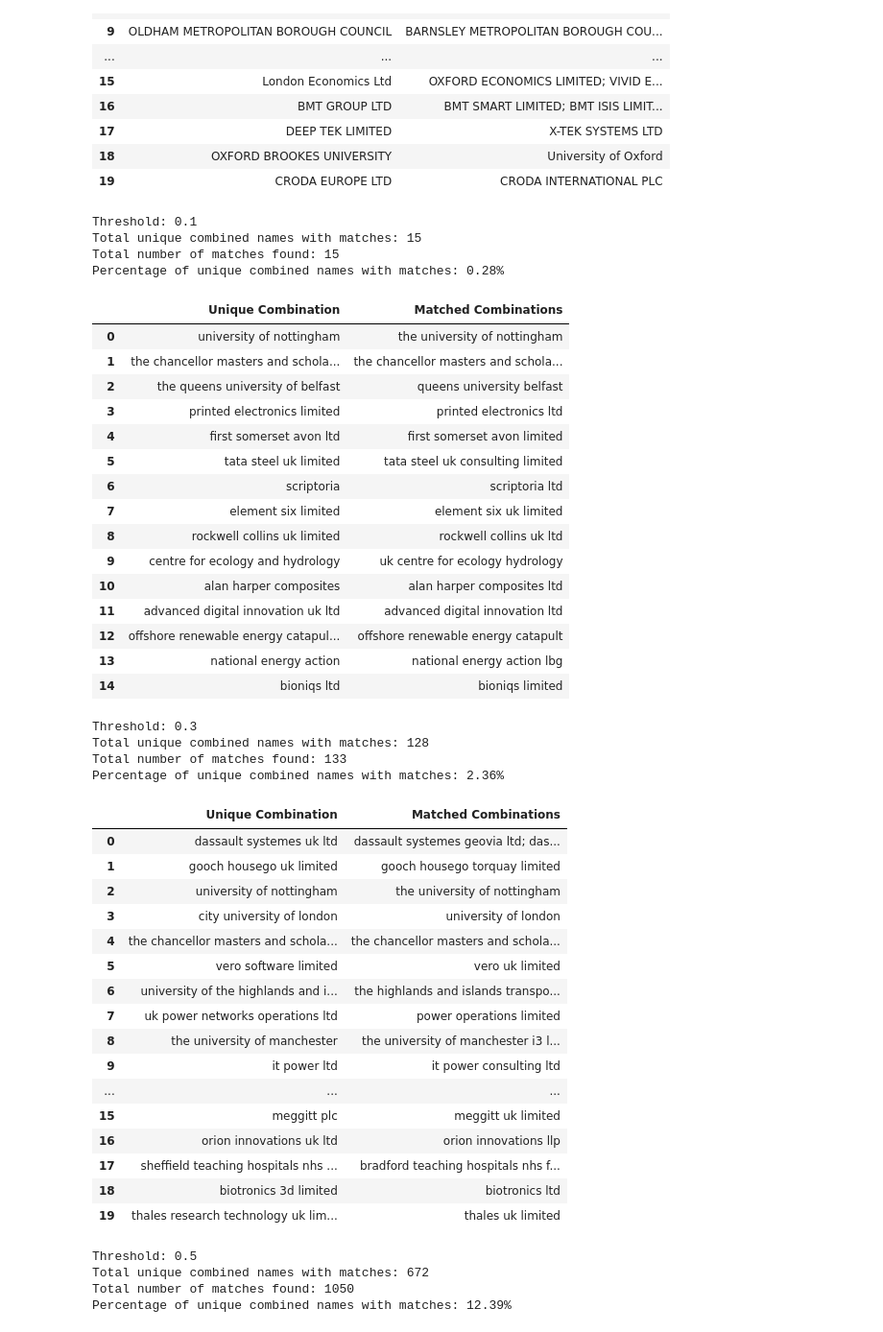
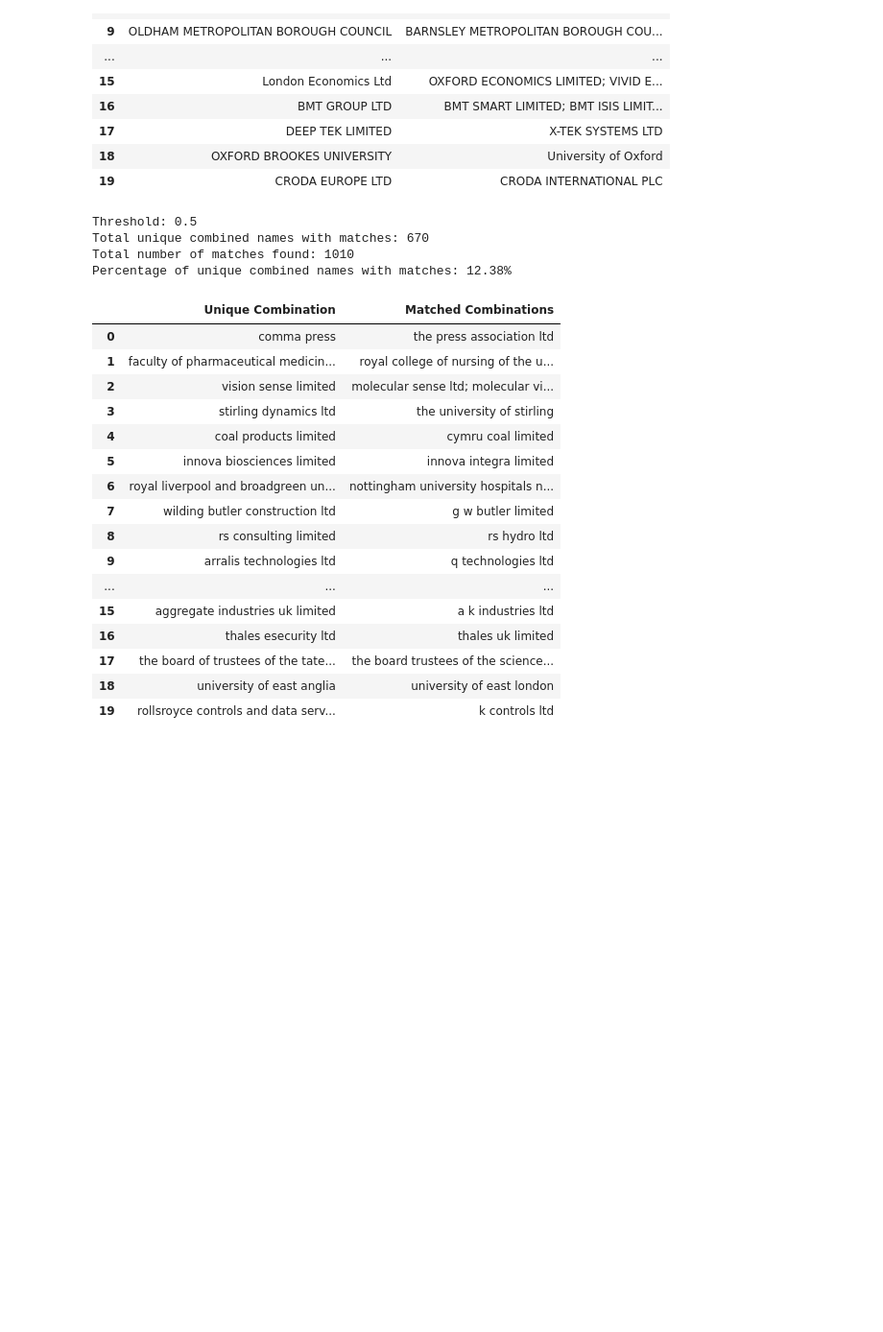
Before and after one commit to hpfield/OrgSync, a Jupyter notebook: eda/fuzzy_match.ipynb, the cells around one changed output. Shown at 96% size. Drawn from its saved outputs; the diff is of its cells as text; code cells hidden in the pictures; blank space fills up the shorter version.

```diff
--- a/eda/fuzzy_match.ipynb
+++ b/eda/fuzzy_match.ipynb
@@ -367,6 +367,7 @@ combined_names = [combine_names(entry) for entry in uk_data]
 
 # Remove exact duplicates to keep only unique combined names
 unique_combined_names = list(set(combined_names))
+total_unique_names = len(unique_combined_names)
 
 # Vectorize the unique combined names using TF-IDF
 vectorizer = TfidfVectorizer().fit(unique_combined_names)
@@ -395,76 +396,54 @@ def group_similar_names(threshold=0.2):
             used_names.update(similar_names)
 
     # Convert to DataFrame
     grouped_names_df = pd.DataFrame({
         'Unique Combination': grouped_names.keys(),
         'Matched Combinations': ['; '.join(names) for names in grouped_names.values()]
     })
 
     # Filter to show only items with matches
     grouped_names_df = grouped_names_df[grouped_names_df['Matched Combinations'].str.len() > 0]
 
     # Set the max column width to display full content
     pd.set_option('display.max_colwidth', None)
 
     # Output statistics
     total_matched_names = len(grouped_names_df)
     total_matches = grouped_names_df['Matched Combinations'].apply(lambda x: len(x.split('; '))).sum()
 
     print(f"Threshold: {threshold}")
     print(f"Total unique combined names with matches: {total_matched_names}")
     print(f"Total number of matches found: {total_matches}")
     print(f"Percentage of unique combined names with matches: {total_matched_names / total_unique_names * 100:.2f}%")
 
     # Display the first few groups with matches
     display(grouped_names_df.head(20))
 
 # Example usage: play with the threshold
-group_similar_names(threshold=0.1)
-group_similar_names(threshold=0.3)
+# group_similar_names(threshold=0.1)
+# group_similar_names(threshold=0.3)
 group_similar_names(threshold=0.5)
+# group_similar_names(threshold=0.7)
+# group_similar_names(threshold=0.9)
 # %% [output]
-Threshold: 0.1
-Total unique combined names with matches: 15
-Total number of matches found: 15
-Percentage of unique combined names with matches: 0.28%
+Threshold: 0.5
+Total unique combined names with matches: 670
+Total number of matches found: 1010
+Percentage of unique combined names with matches: 12.38%
 |  | Unique Combination | Matched Combinations |
-| 0 | university of nottingham | the university of nottingham |
-| 1 | the chancellor masters and schola... | the chancellor masters and schola... |
-| 2 | the queens university of belfast | queens university belfast |
-| 3 | printed electronics limited | printed electronics ltd |
-| 4 | first somerset avon ltd | first somerset avon limited |
-| 5 | tata steel uk limited | tata steel uk consulting limited |
-| 6 | scriptoria | scriptoria ltd |
-| 7 | element six limited | element six uk limited |
-| 8 | rockwell collins uk limited | rockwell collins uk ltd |
-| 9 | centre for ecology and hydrology | uk centre for ecology hydrology |
-| 10 | alan harper composites | alan harper composites ltd |
-| 11 | advanced digital innovation uk ltd | advanced digital innovation ltd |
-| 12 | offshore renewable energy catapul... | offshore renewable energy catapult |
-| 13 | national energy action | national energy action lbg |
-| 14 | bioniqs ltd | bioniqs limited |
+| 0 | comma press | the press association ltd |
+| 1 | faculty of pharmaceutical medicin... | royal college of nursing of the u... |
+| 2 | vision sense limited | molecular sense ltd; molecular vi... |
+| 3 | stirling dynamics ltd | the university of stirling |
+| 4 | coal products limited | cymru coal limited |
+| 5 | innova biosciences limited | innova integra limited |
+| 6 | royal liverpool and broadgreen un... | nottingham university hospitals n... |
+| 7 | wilding butler construction ltd | g w butler limited |
+| 8 | rs consulting limited | rs hydro ltd |
+| 9 | arralis technologies ltd | q technologies ltd |
+| ... | ... | ... |
+| 15 | aggregate industries uk limited | a k industries ltd |
+| 16 | thales esecurity ltd | thales uk limited |
+| 17 | the board of trustees of the tate... | the board trustees of the science... |
+| 18 | university of east anglia | university of east london |
+| 19 | rollsroyce controls and data serv... | k controls ltd |
-Threshold: 0.3
-Total unique combined names with matches: 128
-Total number of matches found: 133
-Percentage of unique combined names with matches: 2.36%
-|  | Unique Combination | Matched Combinations |
-| 0 | dassault systemes uk ltd | dassault systemes geovia ltd; das... |
-| 1 | gooch housego uk limited | gooch housego torquay limited |
-| 2 | university of nottingham | the university of nottingham |
-| 3 | city university of london | university of london |
-| 4 | the chancellor masters and schola... | the chancellor masters and schola... |
-| 5 | vero software limited | vero uk limited |
-| 6 | university of the highlands and i... | the highlands and islands transpo... |
-| 7 | uk power networks operations ltd | power operations limited |
-| 8 | the university of manchester | the university of manchester i3 l... |
-| 9 | it power ltd | it power consulting ltd |
-| ... | ... | ... |
-| 15 | meggitt plc | meggitt uk limited |
-| 16 | orion innovations uk ltd | orion innovations llp |
-| 17 | sheffield teaching hospitals nhs ... | bradford teaching hospitals nhs f... |
-| 18 | biotronics 3d limited | biotronics ltd |
-| 19 | thales research technology uk lim... | thales uk limited |
-Threshold: 0.5
-Total unique combined names with matches: 672
-Total number of matches found: 1050
-Percentage of unique combined names with matches: 12.39%
```
Also changed, not shown: parts of 2 cells of this notebook, 16 other files.
